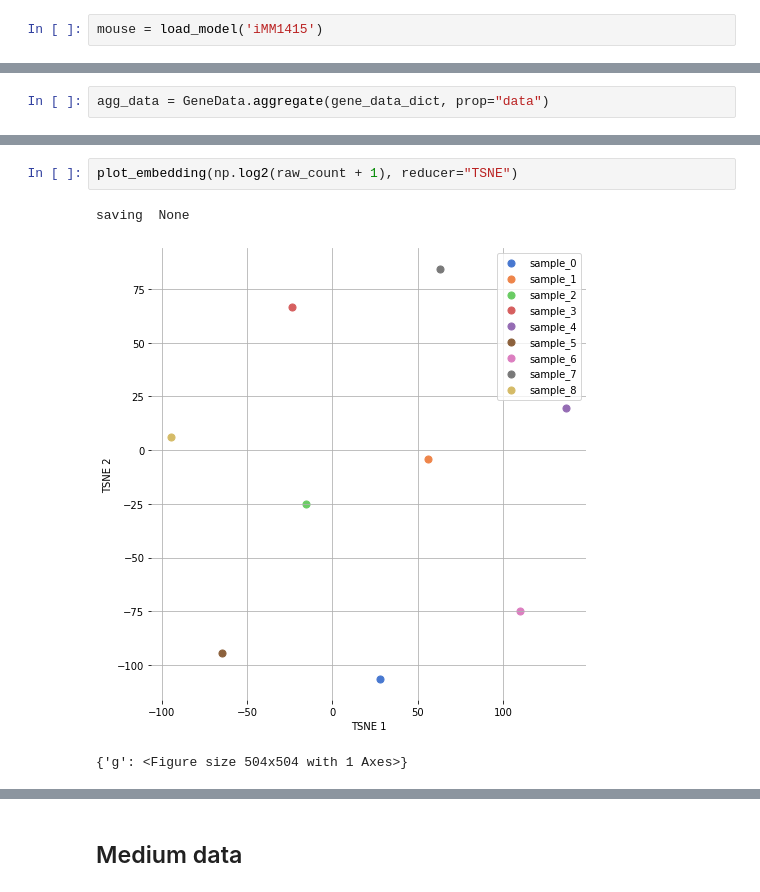
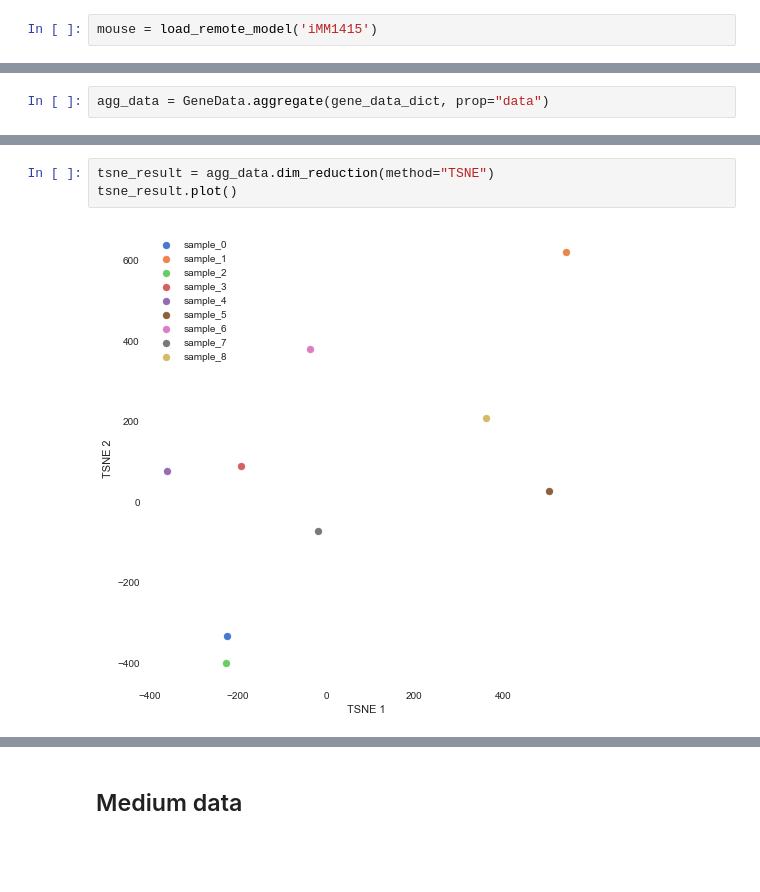
Before and after one commit to qwerty239qwe/pipeGEM, a Jupyter notebook: docs/source/2_data.ipynb, the cells around one changed output, grey strips where cells are left out. Saved outputs shown, nothing was run; the diff lists cells and outputs as text; blank space fills up the shorter version.

```diff
--- a/docs/source/2_data.ipynb
+++ b/docs/source/2_data.ipynb
@@ -40,7 +40,7 @@ from pipeGEM.data.synthesis import get_syn_gene_data
 import seaborn as sns
 import numpy as np
 # %%
-mouse = load_model('iMM1415')
+mouse = load_remote_model('iMM1415')
 # %% [output]
 Set parameter Username
 Academic license - for non-commercial use only - expires 2023-06-14
@@ -138,7 +165,6 @@ NameError: name 'plot_PCA' is not defined
 # %%
-plot_embedding(np.log2(raw_count + 1), reducer="TSNE")
+tsne_result = agg_data.dim_reduction(method="TSNE")
+tsne_result.plot()
 # %% [output]
-saving  None
-[figure, old version]
+[figure, new version]
-{'g': <Figure size 504x504 with 1 Axes>}
 # %%
```
Also changed, not shown: parts of 22 cells of this notebook, 2 other files.
